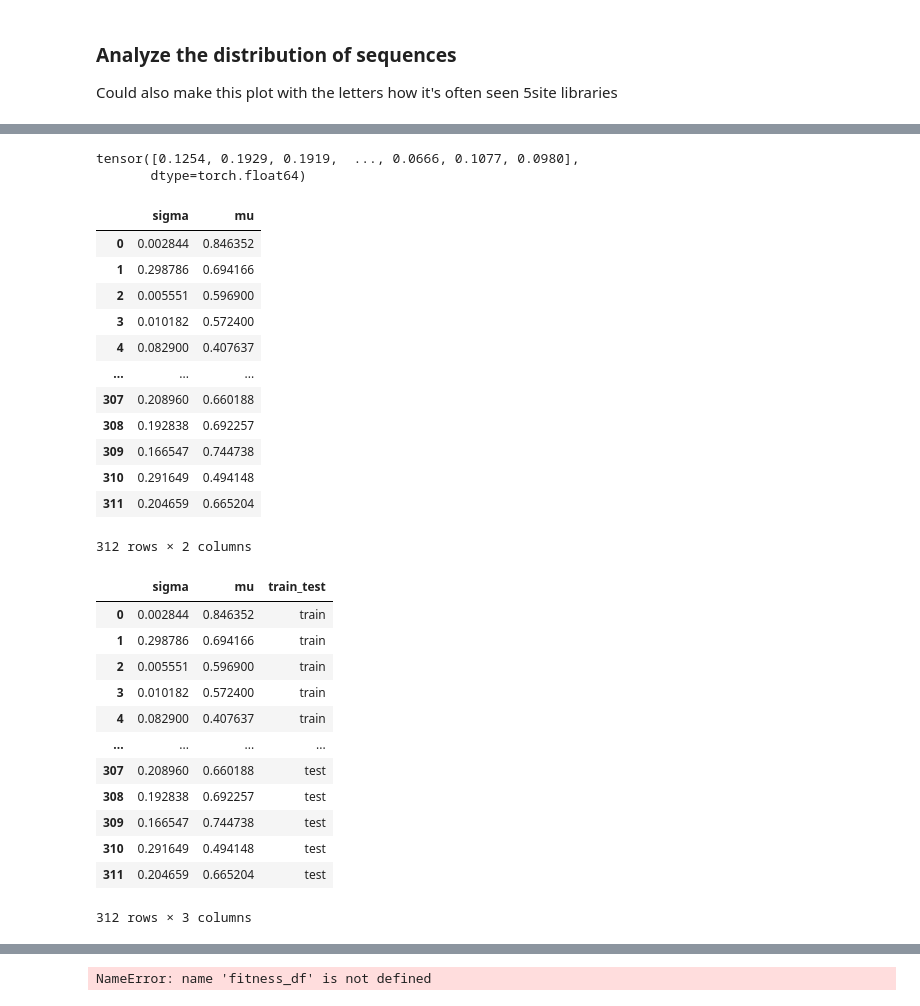
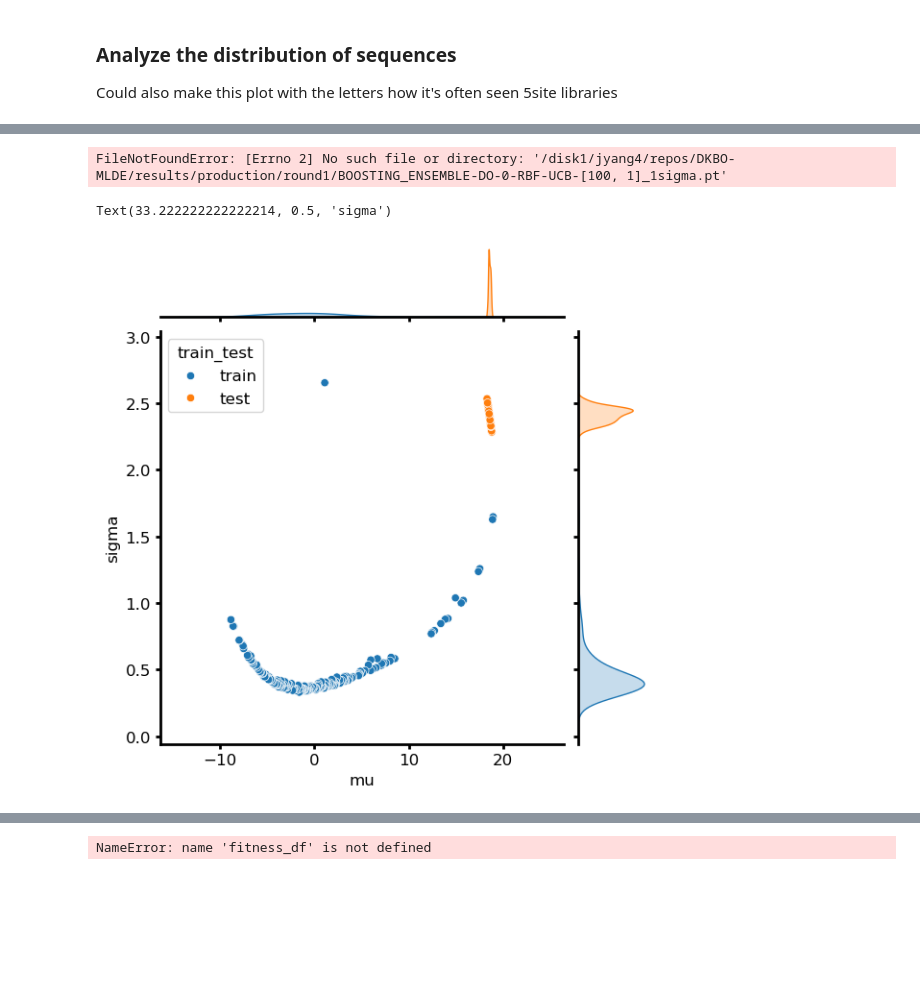
Before and after one commit to jsunn-y/ALDE, a Jupyter notebook: analysis.ipynb, the cells around one changed output, grey strips where cells are left out. Drawn from its saved outputs; the diff is of its cells as text; code cells hidden in the pictures; blank space fills up the shorter version.

```diff
--- a/analysis.ipynb
+++ b/analysis.ipynb
@@ -412,44 +391,21 @@ batch.head(20)
 # %%
-sigma = torch.load('/disk1/jyang4/repos/DKBO-MLDE/results/production/round1/DNN_ENSEMBLE-DO-0-RBF-UCB-[30, 1]_1sigma.pt')
-mu = torch.load('/disk1/jyang4/repos/DKBO-MLDE/results/production/round1/DNN_ENSEMBLE-DO-0-RBF-UCB-[30, 1]_1mu.pt')
-indices= torch.load(f'/disk1/jyang4/repos/DKBO-MLDE/results/production/round1/DNN_ENSEMBLE-DO-0-RBF-UCB-[30, 1]_1indices.pt').tolist()
+i = 0
+directory_prefix = '/disk1/jyang4/repos/DKBO-MLDE/results/production/test/BOOSTING_ENSEMBLE-DO-0-RBF-UCB-[100, 1]_'
+#directory_prefix = '/disk1/jyang4/repos/DKBO-MLDE/results/production/test/DKL_BOTORCH-DO-0-RBF-UCB-[30, 1]_'
+sigma = torch.load(directory_prefix + str(i+1) + 'sigma.pt')
+mu = torch.load(directory_prefix + str(i+1) + 'mu.pt')
+indices = torch.load(directory_prefix + str(i+1) + 'indices.pt').tolist()
 sigma
 # %% [output]
-tensor([0.1254, 0.1929, 0.1919,  ..., 0.0666, 0.1077, 0.0980],
-       dtype=torch.float64)
+FileNotFoundError: [Errno 2] No such file or directory: '/disk1/jyang4/repos/DKBO-MLDE/results/production/round1/BOOSTING_ENSEMBLE-DO-0-RBF-UCB-[100, 1]_1sigma.pt'
-# %%
-df = pd.DataFrame({'sigma': sigma[indices], 'mu': mu[indices]})
-df
-# %% [output]
-|  | sigma | mu |
-| 0 | 0.002844 | 0.846352 |
-| 1 | 0.298786 | 0.694166 |
-| 2 | 0.005551 | 0.596900 |
-| 3 | 0.010182 | 0.572400 |
-| 4 | 0.082900 | 0.407637 |
-| ... | ... | ... |
-| 307 | 0.208960 | 0.660188 |
-| 308 | 0.192838 | 0.692257 |
-| 309 | 0.166547 | 0.744738 |
-| 310 | 0.291649 | 0.494148 |
-| 311 | 0.204659 | 0.665204 |
-312 rows × 2 columns
 # %%
 #add a column with last 96 rows being 'test'
+df = pd.DataFrame({'sigma': sigma[indices], 'mu': mu[indices]})
 df['train_test'] = 'train'
 df.loc[312-96:, 'train_test'] = 'test'
-df
+sns.jointplot(x='mu', y='sigma', data=df, hue='train_test')
+plt.xlabel('mu')
+plt.ylabel('sigma')
 # %% [output]
-|  | sigma | mu | train_test |
-| 0 | 0.002844 | 0.846352 | train |
-| 1 | 0.298786 | 0.694166 | train |
-| 2 | 0.005551 | 0.596900 | train |
-| 3 | 0.010182 | 0.572400 | train |
-| 4 | 0.082900 | 0.407637 | train |
-| ... | ... | ... | ... |
-| 307 | 0.208960 | 0.660188 | test |
-| 308 | 0.192838 | 0.692257 | test |
-| 309 | 0.166547 | 0.744738 | test |
-| 310 | 0.291649 | 0.494148 | test |
-| 311 | 0.204659 | 0.665204 | test |
-312 rows × 3 columns
+Text(33.222222222222214, 0.5, 'sigma')
+[figure, added]
```
Also changed, not shown: parts of 9 cells of this notebook, 3 other files.
